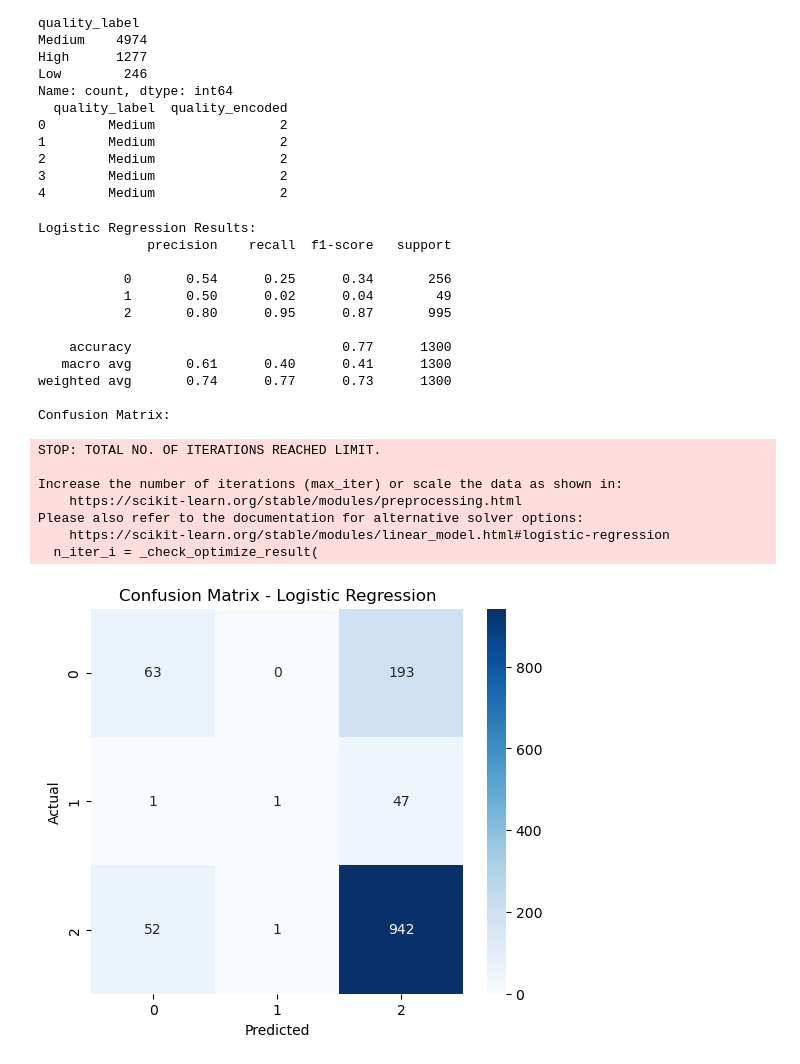
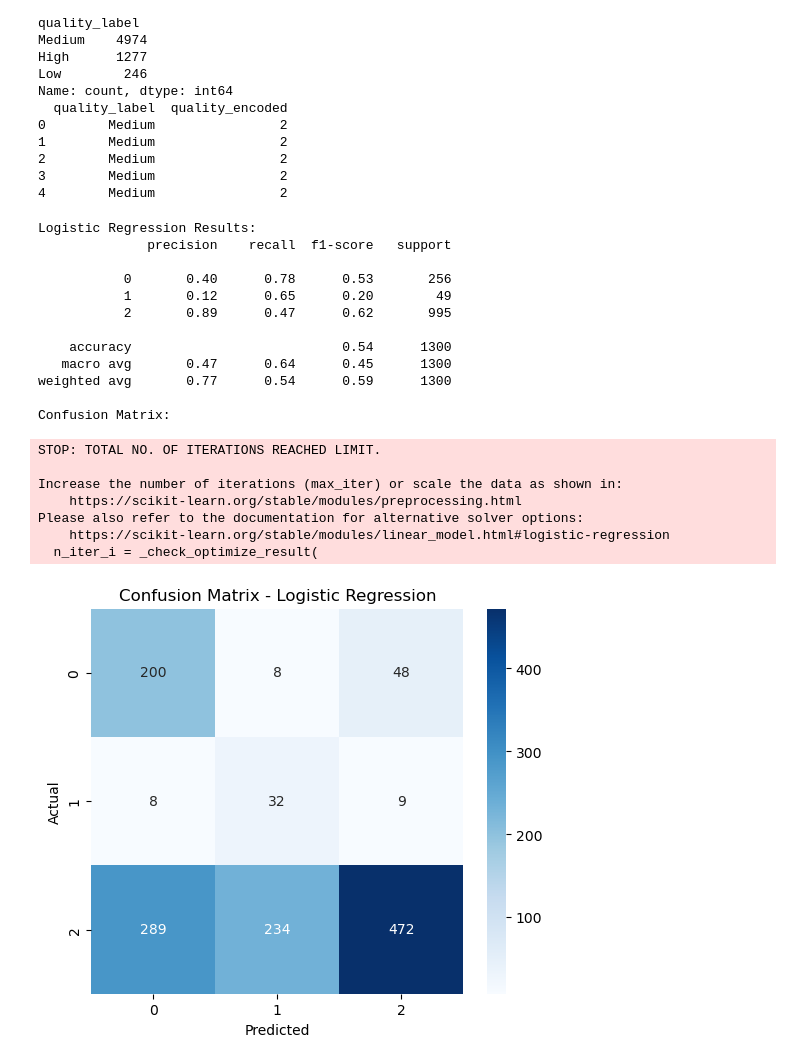
Before and after one commit to Darri916/Wine-Quality-Classification, a Jupyter notebook: classification_model.ipynb, the cells around one changed output. Saved outputs shown, nothing was run; the diff lists cells and outputs as text; code cells hidden in the pictures.

```diff
--- a/classification_model.ipynb
+++ b/classification_model.ipynb
@@ -107,42 +107,44 @@ X_train, X_test, y_train, y_test = train_test_split(
 from sklearn.linear_model import LogisticRegression
 from sklearn.metrics import classification_report, confusion_matrix
 
-lr_model = LogisticRegression(max_iter=5000)
+# lr_model = LogisticRegression(max_iter=5000)
+# Using class_weight='balanced' to handle class imbalance
+lr_model = LogisticRegression(max_iter=5000, class_weight='balanced')
 
 lr_model.fit(X_train, y_train)
 
 y_pred = lr_model.predict(X_test)
 
 print("Logistic Regression Results:")
 print(classification_report(y_test, y_pred))
 
 print("Confusion Matrix:")
 cm = confusion_matrix(y_test, y_pred)
 
 plt.figure(figsize=(6,5))
 sns.heatmap(cm, annot=True, fmt='d', cmap='Blues')
 plt.title("Confusion Matrix - Logistic Regression")
 plt.xlabel("Predicted")
 plt.ylabel("Actual")
 plt.show()
 # %% [output]
 Logistic Regression Results:
               precision    recall  f1-score   support
 
-           0       0.54      0.25      0.34       256
-           1       0.50      0.02      0.04        49
-           2       0.80      0.95      0.87       995
+           0       0.40      0.78      0.53       256
+           1       0.12      0.65      0.20        49
+           2       0.89      0.47      0.62       995
 
-    accuracy                           0.77      1300
-   macro avg       0.61      0.40      0.41      1300
-weighted avg       0.74      0.77      0.73      1300
+    accuracy                           0.54      1300
+   macro avg       0.47      0.64      0.45      1300
+weighted avg       0.77      0.54      0.59      1300
 
 Confusion Matrix:
 STOP: TOTAL NO. OF ITERATIONS REACHED LIMIT.
 
 Increase the number of iterations (max_iter) or scale the data as shown in:
     https://scikit-learn.org/stable/modules/preprocessing.html
 Please also refer to the documentation for alternative solver options:
     https://scikit-learn.org/stable/modules/linear_model.html#logistic-regression
   n_iter_i = _check_optimize_result(
-[figure, old version]
+[figure, new version]
```
Also changed, not shown: parts of 1 cell of this notebook.
